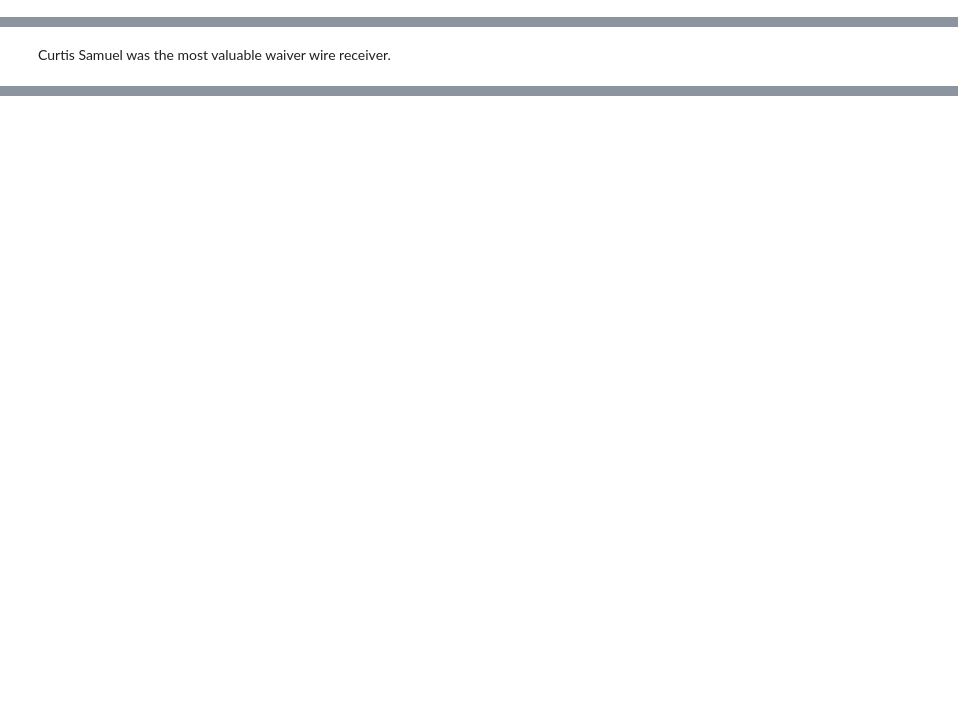
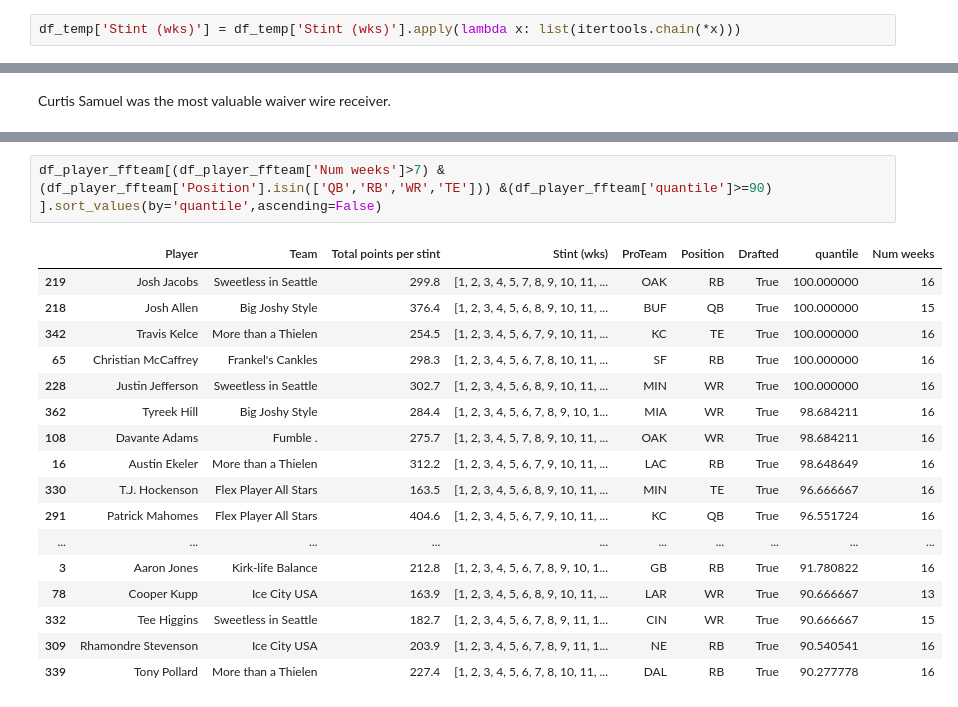
Before and after one commit to jon-cheng/espnff, a Jupyter notebook: notebooks/2023-03-09_FF_nb.ipynb, the cells around one changed output, grey strips where cells are left out. Drawn from its saved outputs; the diff is of its cells as text; blank space fills up the shorter version.

```diff
--- a/notebooks/2023-03-09_FF_nb.ipynb
+++ b/notebooks/2023-03-09_FF_nb.ipynb
@@ -79,0 +93,2 @@ df_stints['Total points per stint'] = df_stints.apply(lambda x: ff.get_total_pts
+# %%
+df_temp['Stint (wks)'] = df_temp['Stint (wks)'].apply(lambda x: list(itertools.chain(*x)))
@@ -228,0 +503,20 @@ for acq_by_draft in [True,False]:
+# %%
+df_player_ffteam[(df_player_ffteam['Num weeks']>7) & (df_player_ffteam['Position'].isin(['QB','RB','WR','TE'])) &(df_player_ffteam['quantile']>=90) ].sort_values(by='quantile',ascending=False)
+# %% [output]
+|  | Player | Team | Total points per stint | Stint (wks) | ProTeam | Position | Drafted | quantile | Num weeks |
+| 219 | Josh Jacobs | Sweetless in Seattle | 299.8 | [1, 2, 3, 4, 5, 7, 8, 9, 10, 11, ... | OAK | RB | True | 100.000000 | 16 |
+| 218 | Josh Allen | Big Joshy Style | 376.4 | [1, 2, 3, 4, 5, 6, 8, 9, 10, 11, ... | BUF | QB | True | 100.000000 | 15 |
+| 342 | Travis Kelce | More than a Thielen | 254.5 | [1, 2, 3, 4, 5, 6, 7, 9, 10, 11, ... | KC | TE | True | 100.000000 | 16 |
+| 65 | Christian McCaffrey | Frankel's Cankles | 298.3 | [1, 2, 3, 4, 5, 6, 7, 8, 10, 11, ... | SF | RB | True | 100.000000 | 16 |
+| 228 | Justin Jefferson | Sweetless in Seattle | 302.7 | [1, 2, 3, 4, 5, 6, 8, 9, 10, 11, ... | MIN | WR | True | 100.000000 | 16 |
+| 362 | Tyreek Hill | Big Joshy Style | 284.4 | [1, 2, 3, 4, 5, 6, 7, 8, 9, 10, 1... | MIA | WR | True | 98.684211 | 16 |
+| 108 | Davante Adams | Fumble . | 275.7 | [1, 2, 3, 4, 5, 7, 8, 9, 10, 11, ... | OAK | WR | True | 98.684211 | 16 |
+| 16 | Austin Ekeler | More than a Thielen | 312.2 | [1, 2, 3, 4, 5, 6, 7, 9, 10, 11, ... | LAC | RB | True | 98.648649 | 16 |
+| 330 | T.J. Hockenson | Flex Player All Stars | 163.5 | [1, 2, 3, 4, 5, 6, 8, 9, 10, 11, ... | MIN | TE | True | 96.666667 | 16 |
+| 291 | Patrick Mahomes | Flex Player All Stars | 404.6 | [1, 2, 3, 4, 5, 6, 7, 9, 10, 11, ... | KC | QB | True | 96.551724 | 16 |
+| ... | ... | ... | ... | ... | ... | ... | ... | ... | ... |
+| 3 | Aaron Jones | Kirk-life Balance | 212.8 | [1, 2, 3, 4, 5, 6, 7, 8, 9, 10, 1... | GB | RB | True | 91.780822 | 16 |
+| 78 | Cooper Kupp | Ice City USA | 163.9 | [1, 2, 3, 4, 5, 6, 8, 9, 10, 11, ... | LAR | WR | True | 90.666667 | 13 |
+| 332 | Tee Higgins | Sweetless in Seattle | 182.7 | [1, 2, 3, 4, 5, 6, 7, 8, 9, 11, 1... | CIN | WR | True | 90.666667 | 15 |
+| 309 | Rhamondre Stevenson | Ice City USA | 203.9 | [1, 2, 3, 4, 5, 6, 7, 8, 9, 11, 1... | NE | RB | True | 90.540541 | 16 |
+| 339 | Tony Pollard | More than a Thielen | 227.4 | [1, 2, 3, 4, 5, 6, 7, 8, 10, 11, ... | DAL | RB | True | 90.277778 | 16 |
```
Also changed, not shown: parts of 64 cells of this notebook, 7 other files.
